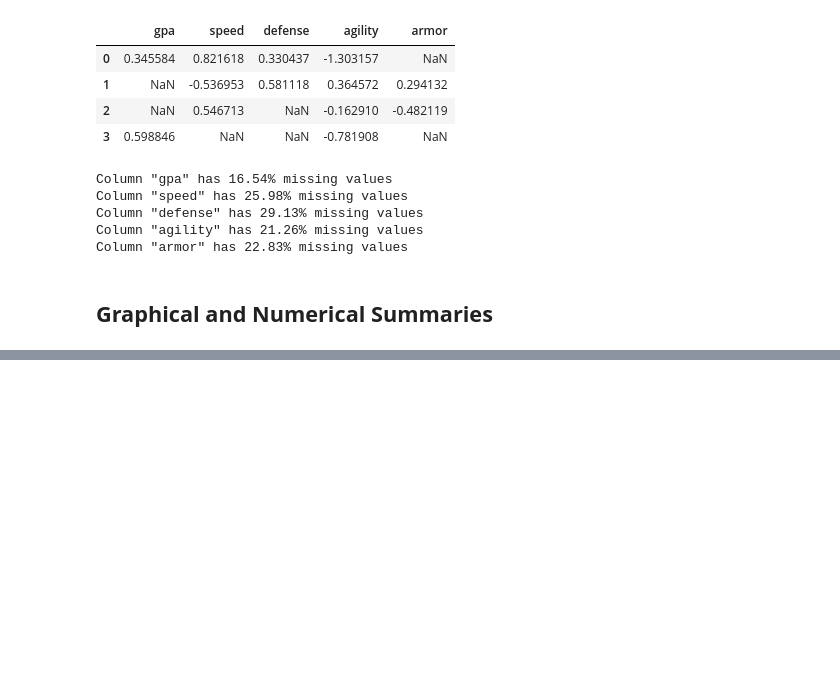
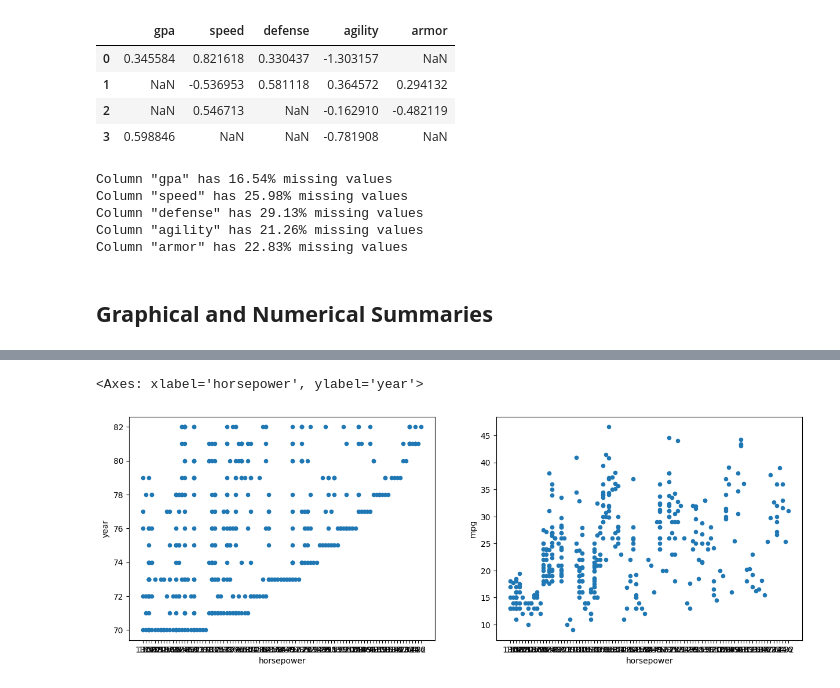
Before and after one commit to 0xHadyy/isl-python, a Jupyter notebook: jupyterlabs/ISL-Chapter-2.ipynb, the cells around one changed output, grey strips where cells are left out. Saved outputs shown, nothing was run; the diff lists cells and outputs as text; code cells hidden in the pictures; blank space fills up the shorter version.

```diff
--- a/jupyterlabs/ISL-Chapter-2.ipynb
+++ b/jupyterlabs/ISL-Chapter-2.ipynb
@@ -1025,0 +1044,7 @@ print()
+# %%
+fig ,axes = plt.subplots(ncols=2,figsize=(15,5))
+Auto.plot.scatter('horsepower','mpg', ax =axes[1])
+Auto.plot.scatter('horsepower','year',ax=axes[0])
+# %% [output]
+<Axes: xlabel='horsepower', ylabel='year'>
+[figure, added]
```
Also changed, not shown: parts of 14 cells of this notebook, 1 other file.
